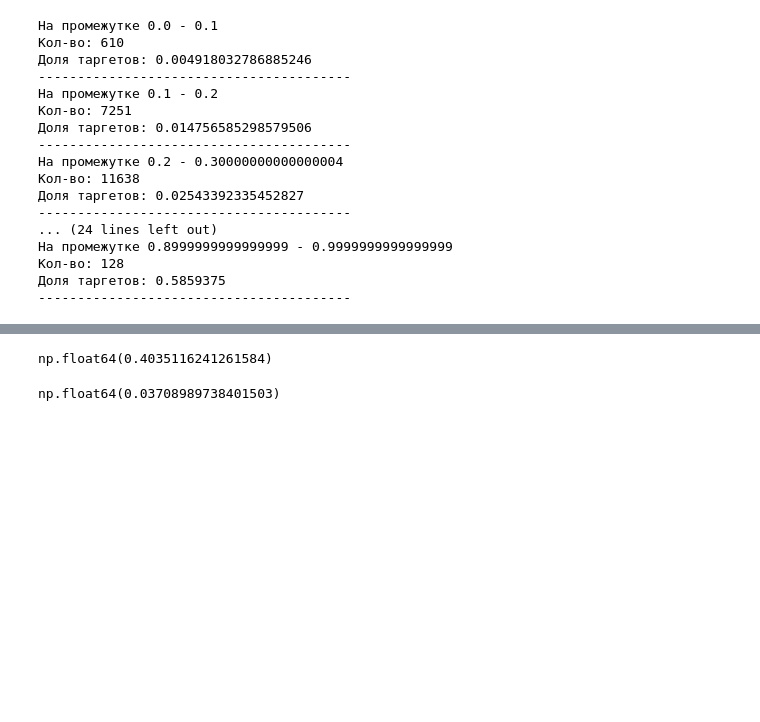
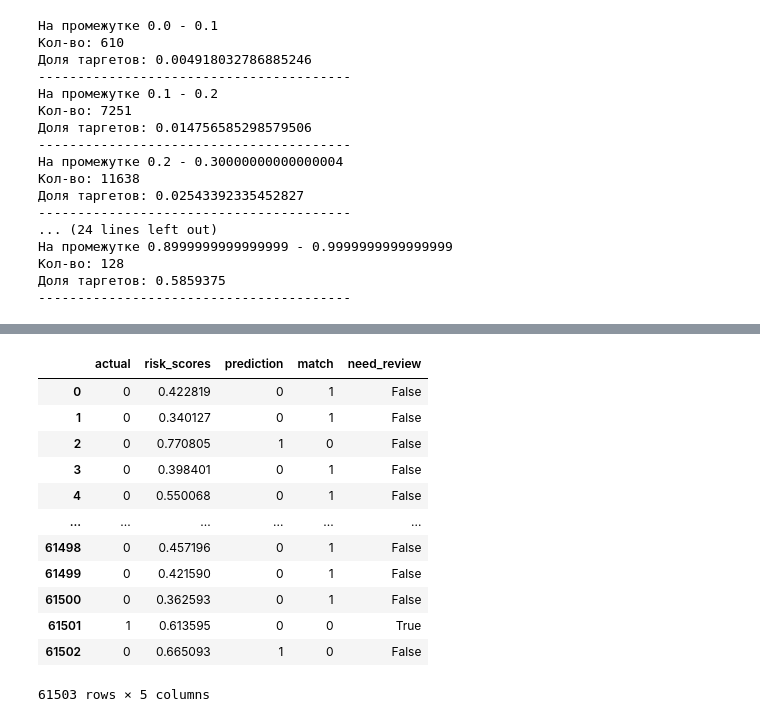
Before and after one commit to Xssaxsa11/Home-Credit-Default-Risk, a Jupyter notebook: notebooks/experiments.ipynb, the cells around one changed output, grey strips where cells are left out. Saved outputs shown, nothing was run; the diff lists cells and outputs as text; code cells hidden in the pictures; blank space fills up the shorter version.

```diff
--- a/notebooks/experiments.ipynb
+++ b/notebooks/experiments.ipynb
@@ -229,4 +173,0 @@ rew_fn_share = fn_mask.mean()
-# %%
-rew_fn_share
-# %% [output]
-np.float64(0.4035116241261584)
@@ -242,4 +174,66 @@ mistake_check = fn_nek.mean()
-# %%
-mistake_check
-# %% [output]
-np.float64(0.03708989738401503)
+# %%
+threshold = 0.35
+
+rows = []
+
+while(threshold <= 0.66):
+    results = pd.DataFrame({
+    'actual': y_val.to_numpy(),
+    'risk_scores': val_proba
+    })
+
+    results['prediction'] = (results['risk_scores'] >= threshold).astype(int)
+    results['match'] = (results['prediction'] == results ['actual']).astype(int)
+
+    results['distance'] = abs(results[results['prediction'] == 0]['risk_scores'] - threshold)
+
+    n_review = int(np.ceil(len(results) * 0.10))
+
+    review_idx = results.nsmallest(n_review, 'distance').index
+
+    results['need_review'] = False
+    results.loc[review_idx, 'need_review'] = True
+
+    results = results.drop(columns='distance')
+
+    TP = ((results['match'] == 1) & (results['prediction'] == 1)).sum()
+    FP = ((results['match'] == 0) & (results['prediction'] == 1)).sum()
+    FN = ((results['match'] == 0) & (results['prediction'] == 0)).sum()
+
+    precision_ovr = (TP / (TP + FP)) * 100
+    recall_ovr = (TP / (TP + FN)) * 100
+
+    results_check = results[results['need_review'] == True]
+
+    FP_check = ((results_check['match'] == 0) & (results_check['prediction'] == 1)).sum()
+    FN_check = ((results_check['match'] == 0) & (results_check['prediction'] == 0)).sum()
+
+    ##Результат
+    rows.append({
+    'threshold': round(threshold, 2),
+    'precision_pct': precision_ovr,
+    'recall_pct': recall_ovr,
+    'FN_all': FN,
+    'FN_review': FN_check,
+    'FN_diff' : FN - FN_check,
+    # 'FP_review': FP_check,
+    'FP_all': FP,
+    'F1_score': 2 * (precision_ovr * recall_ovr) / (precision_ovr + recall_ovr)
+    })
+
+    threshold += 0.01
+results
+# %% [output]
+|  | actual | risk_scores | prediction | match | need_review |
+| 0 | 0 | 0.422819 | 0 | 1 | False |
+| 1 | 0 | 0.340127 | 0 | 1 | False |
+| 2 | 0 | 0.770805 | 1 | 0 | False |
+| 3 | 0 | 0.398401 | 0 | 1 | False |
+| 4 | 0 | 0.550068 | 0 | 1 | False |
+| ... | ... | ... | ... | ... | ... |
+| 61498 | 0 | 0.457196 | 0 | 1 | False |
+| 61499 | 0 | 0.421590 | 0 | 1 | False |
+| 61500 | 0 | 0.362593 | 0 | 1 | False |
+| 61501 | 1 | 0.613595 | 0 | 0 | True |
+| 61502 | 0 | 0.665093 | 1 | 0 | False |
+61503 rows × 5 columns
```
Also changed, not shown: parts of 7 cells of this notebook, 1 other file.
